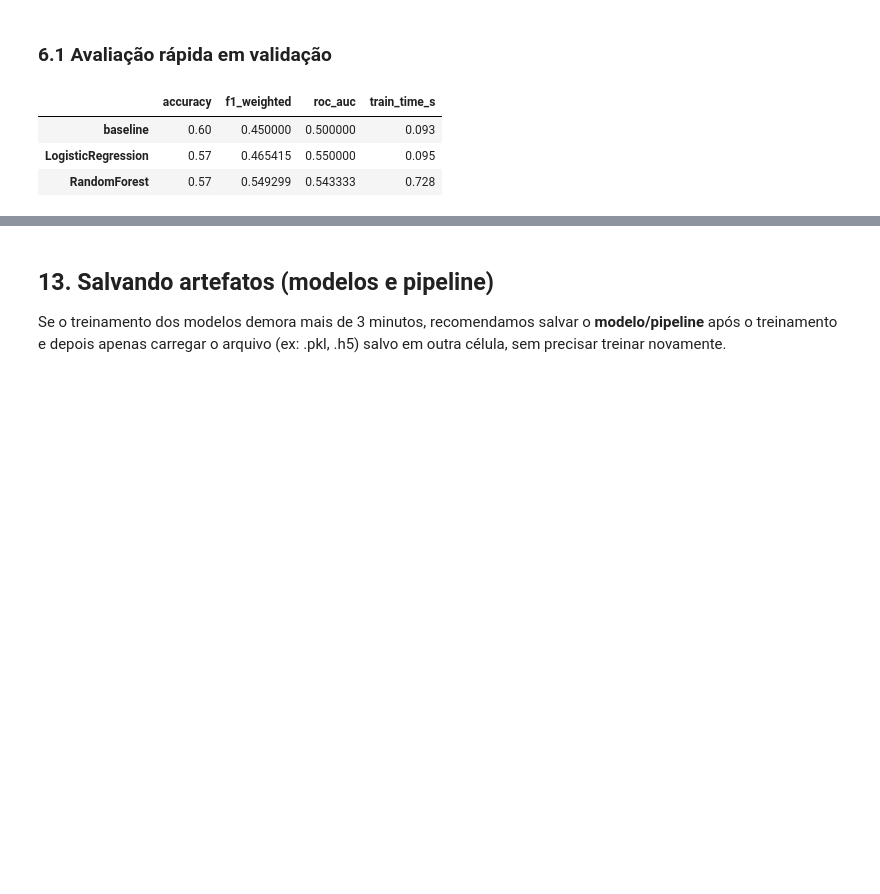
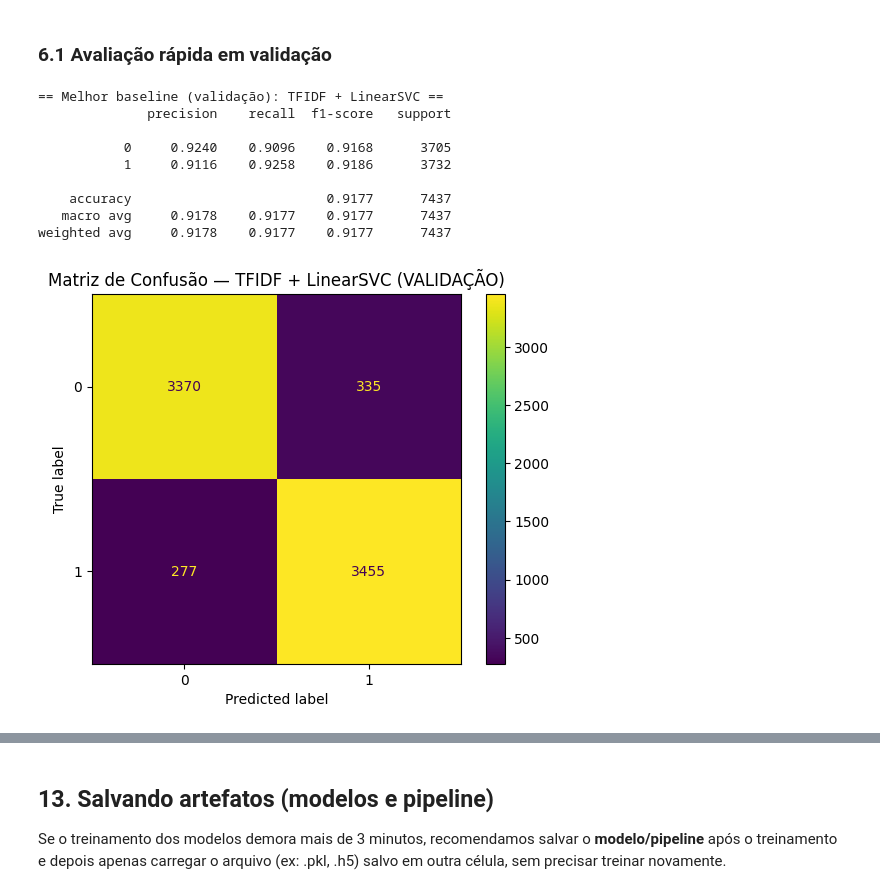
Before and after one commit to natimartins-x/machine-learning, a Jupyter notebook: MVP_IMDB_Sentiment.ipynb, the cells around one changed output, grey strips where cells are left out. Saved outputs shown, nothing was run; the diff lists cells and outputs as text; code cells hidden in the pictures; blank space fills up the shorter version.

```diff
--- a/MVP_IMDB_Sentiment.ipynb
+++ b/MVP_IMDB_Sentiment.ipynb
@@ -353,53 +754,31 @@ Pipeline(steps=[('pre',
 # %% [markdown]
 ### 6.1 Avaliação rápida em validação
 # %%
-results = {}
+# === 6.1 Avaliação rápida em validação (SEM treino) ===
+from sklearn.metrics import classification_report, confusion_matrix, ConfusionMatrixDisplay
+import matplotlib.pyplot as plt
 
-if PROBLEM_TYPE in ["classificacao", "regressao"]:
-    # Baseline
-    t0 = time.time()
-    baseline.fit(X_train, y_train)
-    t1 = time.time()
-    if PROBLEM_TYPE == "classificacao":
-        y_pred = baseline.predict(X_test)
-        proba = baseline.predict_proba(X_test) if hasattr(baseline, "predict_proba") else None
-        results["baseline"] = evaluate_classification(y_test, y_pred, proba)
-    else:
-        y_pred = baseline.predict(X_test)
-        results["baseline"] = evaluate_regression(y_test, y_pred)
-    results["baseline"]["train_time_s"] = round(t1 - t0, 3)
+assert "best_pipe" in globals() and "best_name" in globals(), "Execute o Item 6 antes."
+y_pred_best = best_pipe.predict(X_valid["text"])
 
-    # Candidatos
-    for name, pipe in candidates.items():
-        t0 = time.time()
-        pipe.fit(X_train, y_train)
-        t1 = time.time()
-        if PROBLEM_TYPE == "classificacao":
-            y_pred = pipe.predict(X_test)
-            proba = pipe.predict_proba(X_test) if hasattr(pipe, "predict_proba") else None
-            results[name] = evaluate_classification(y_test, y_pred, proba)
-        else:
-            y_pred = pipe.predict(X_test)
-            results[name] = evaluate_regression(y_test, y_pred)
-        results[name]["train_time_s"] = round(t1 - t0, 3)
+print(f"== Melhor baseline (validação): {best_name} ==")
+print(classification_report(y_valid, y_pred_best, digits=4, zero_division=0))
 
-elif PROBLEM_TYPE == "clusterizacao":
-    # Baseline e candidatos (ex.: silhouette)
-    # Observação: em um projeto real, evite refit em dados de teste fora de validação apropriada.
-    results["baseline"] = evaluate_clustering(X_test, baseline)
-    for name, pipe in candidates.items():
-        results[name] = evaluate_clustering(X_test, pipe)
-
-elif PROBLEM_TYPE == "serie_temporal":
-    # TODO: implemente métricas específicas (ex.: MAE/MAPE/RMSE out-of-time)
-    results["baseline_naive"] = {"MAE": None, "MAPE": None, "RMSE": None, "obs": "Implementar baseline temporal."}
-
-pd.DataFrame(results).T
+cm = confusion_matrix(y_valid, y_pred_best)
+ConfusionMatrixDisplay(confusion_matrix=cm).plot()
+plt.title(f"Matriz de Confusão — {best_name} (VALIDAÇÃO)")
+plt.show()
 # %% [output]
-|  | accuracy | f1_weighted | roc_auc | train_time_s |
-| baseline | 0.60 | 0.450000 | 0.500000 | 0.093 |
-| LogisticRegression | 0.57 | 0.465415 | 0.550000 | 0.095 |
-| RandomForest | 0.57 | 0.549299 | 0.543333 | 0.728 |
+== Melhor baseline (validação): TFIDF + LinearSVC ==
+              precision    recall  f1-score   support
+
+           0     0.9240    0.9096    0.9168      3705
+           1     0.9116    0.9258    0.9186      3732
+
+    accuracy                         0.9177      7437
+   macro avg     0.9178    0.9177    0.9177      7437
+weighted avg     0.9178    0.9177    0.9177      7437
+[figure, added]
 # %% [markdown]
 
 ## 7. Validação e Otimização de Hiperparâmetros (GridSearchCV)
```
Also changed, not shown: parts of 39 cells of this notebook.
